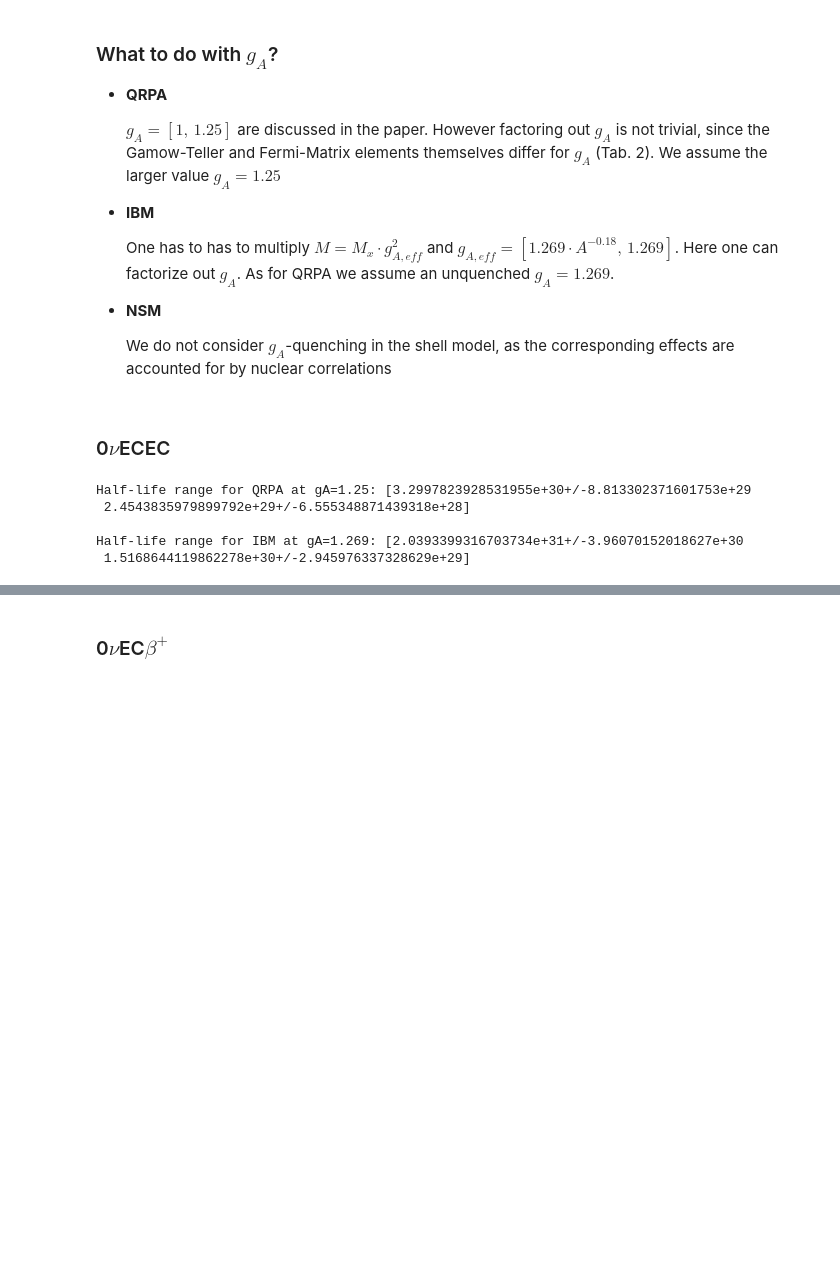
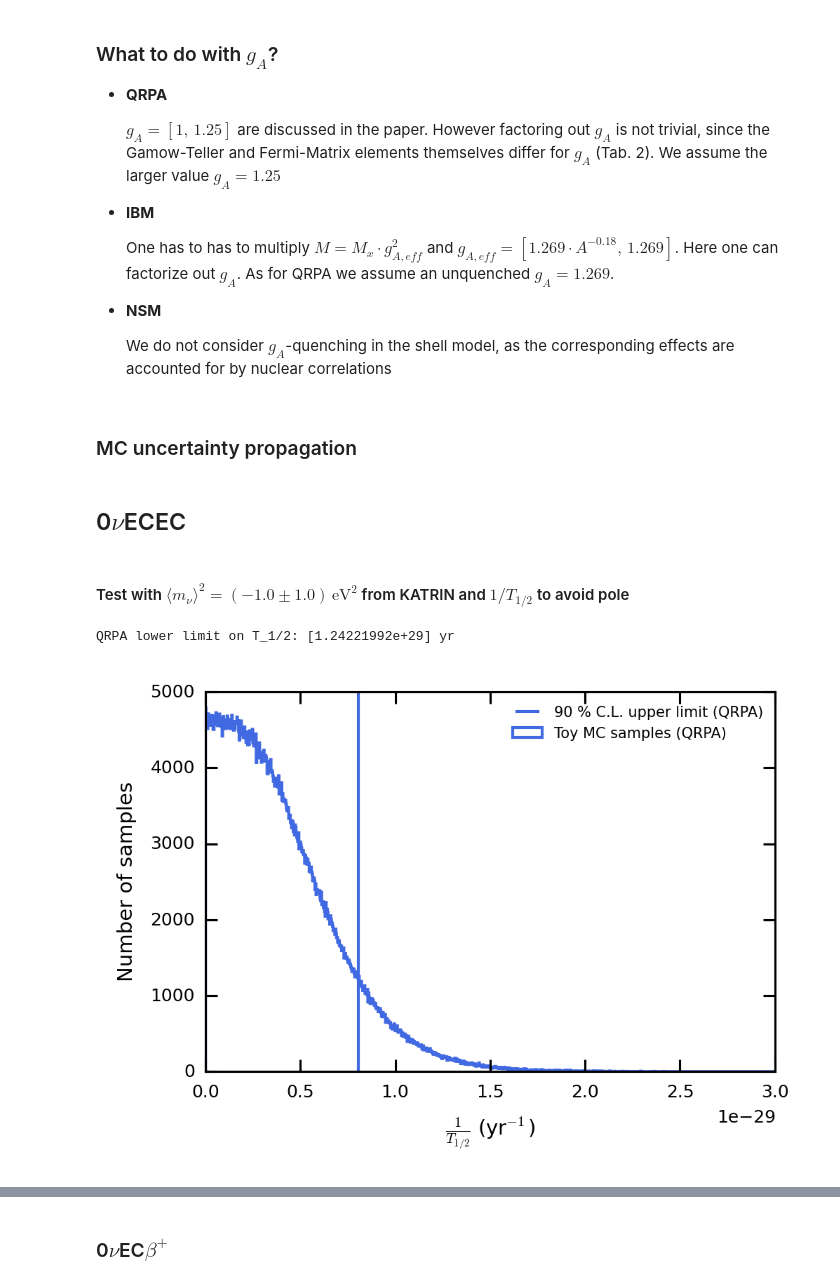
Before and after one commit to bglenardo/MuensterTPC-MC, a Jupyter notebook: Half-life calculations/0nudecays.ipynb, the cells around one changed output, grey strips where cells are left out. Saved outputs shown, nothing was run; the diff lists cells and outputs as text; code cells hidden in the pictures; blank space fills up the shorter version.

```diff
--- a/Half-life calculations/0nudecays.ipynb
+++ b/Half-life calculations/0nudecays.ipynb
@@ -131,8 +131,10 @@ me = ufloat(510.9989461, 0.0000031) #keV
 
 # Nesterenko et. al.
 R = ufloat(2.42,0.47)
+# %% [markdown]
+### MC uncertainty propagation
 # %%
-def sample_halflife_mnusquare(me, mnusquare, NME, PSF, R=ufloat(1,0), samples=10000):
+def sample_halflife_mnusquare(me, mnusquare, NME, PSF, R=ufloat(1.,0), samples=10000):
     '''Input Gaussian PDFs of all parameters and sample from those. Then make 90% C.L. lower limit.'''
 
 
@@ -142,7 +144,7 @@ def sample_halflife_mnusquare(me, mnusquare, NME, PSF, R=ufloat(1,0), samples=10
     samples_PSF = np.random.normal(PSF.nominal_value, PSF.std_dev, samples)
     samples_R = np.random.normal(R.nominal_value, R.std_dev, samples)
 
-    halflives = np.divide(1,np.multiply(np.power(samples_NME,2),np.multiply(samples_PSF, np.multiply(np.divide(samples_mnusquare,np.power(samples_me,2)), samples_R))))
+    halflives = np.divide(1,np.multiply(np.power(samples_NME,2),np.multiply(samples_PSF, np.multiply(np.divide(np.absolute(samples_mnusquare),np.power(samples_me,2)), samples_R))))
 
     #sample from distribution of each parameter and calculate half-life for each sample
     #Find 90% lower limit from ensemble
@@ -150,7 +152,7 @@ def sample_halflife_mnusquare(me, mnusquare, NME, PSF, R=ufloat(1,0), samples=10
 
 
 #Try uniform distributions where one samples from 10% and 90% of the time
-def sample_halflife_mnu(me, mnu, NME, PSF, R=ufloat(1,0), samples=10000):
+def sample_halflife_mnu(me, mnu, NME, PSF, R=ufloat(1.,0), samples=10000):
     '''Input Gaussian PDFs of all parameters and sample from those. Then make 90% C.L. lower limit.'''
 
 
@@ -160,13 +162,20 @@ def sample_halflife_mnu(me, mnu, NME, PSF, R=ufloat(1,0), samples=10000):
     samples_PSF = np.random.normal(PSF.nominal_value, PSF.std_dev, samples)
     samples_R = np.random.normal(R.nominal_value, R.std_dev, samples)
 
-    halflives = np.divide(1,np.multiply(np.power(samples_NME,2),np.multiply(samples_PSF, np.multiply(np.divide(np.power(samples_mnu,2),np.power(samples_me,2)), samples_R))))
+    halflives = np.divide(1,np.multiply(np.power(samples_NME,2),np.multiply(samples_PSF, np.multiply(np.divide(np.power(np.absolute(samples_mnu),2),np.power(samples_me,2)), samples_R))))
 
     #sample from distribution of each parameter and calculate half-life for each sample
     #Find 90% lower limit from ensemble
     return halflives
+
+def plot_loghist(x, nbins=100, histrange=(1,1e32), **kwargs):
+    '''Plots a histogram with logarithmic bin size (to make it look nice on a logscale)'''
+    hist, bins = np.histogram(x, bins=nbins, range=histrange)
+    logbins = np.logspace(np.log10(bins[0]),np.log10(bins[-1]),len(bins))
+    plt.hist(x, bins=logbins, range=histrange, **kwargs)
+    plt.xscale('log')
 # %% [markdown]
-### 0$\nu$ECEC
+## 0$\nu$ECEC
 # %%
 #QRPA at gA=1.25
 m0vecec_qrpa=np.mean(M_0vecec['QRPA'])
@@ -176,17 +185,60 @@ m0vecec_qrpa = ufloat(m0vecec_qrpa,delta_m0vecec_qrpa)
 
 T_0vecec_qrpa = np.divide(1,np.multiply((m0vecec_qrpa**2) * (g0vecec) * R * ((1/me)**2), np.power(mnu,2)))
 
-print('Half-life range for QRPA at gA=1.25:', T_0vecec_qrpa, '\n')
+#print('Half-life range for QRPA at gA=1.25:', T_0vecec_qrpa, '\n')
 
 #IBM at gA=1.269
-m0vecec_ibm = M_0vecec['IBM']*(np.max(gA_xe124['IBM'])**2)
+m0vecec_ibm = ufloat(M_0vecec['IBM']*(np.max(gA_xe124['IBM'])**2),0)
 
 T_0vecec_ibm = np.divide(1,np.multiply((m0vecec_ibm**2) * (g0vecec) * R * ((1/me)**2), np.power(mnu,2)))
 
-print('Half-life range for IBM at gA=1.269:', T_0vecec_ibm, '\n')
+#print('Half-life range for IBM at gA=1.269:', T_0vecec_ibm, '\n')
-# %% [output]
-Half-life range for QRPA at gA=1.25: [3.2997823928531955e+30+/-8.813302371601753e+29
- 2.4543835979899792e+29+/-6.555348871439318e+28]
-
-Half-life range for IBM at gA=1.269: [2.0393399316703734e+31+/-3.96070152018627e+30
- 1.5168644119862278e+30+/-2.945976337328629e+29]
+# %% [markdown]
+#### Test with $\langle m_\nu\rangle^2 = (-1.0 \pm 1.0)\,\text{eV}^2$ from KATRIN and $1/T_{1/2}$ to avoid pole
+# %%
+# The squared neutrino mass can become 0. Thus T_1/2 has a pole! => no, the absolute value is taken!
+
+# Calculate the inverse of the half-life in order to avoid hitting the pole
+
+mnu_square_katrin = ufloat(-1.0e-6, 1.0e-6)
+t0vecec_qrpa=sample_halflife_mnusquare(me, mnu_square_katrin, m0vecec_qrpa, g0vecec, R, 1000000)
+
+plt.hist(1/t0vecec_qrpa, bins=1000, facecolor='royalblue', edgecolor='royalblue', range=(0,3e-29), label='Toy MC samples (QRPA)', histtype='step')
+
+upperlimit_qrpa=np.quantile(1/t0vecec_qrpa, [0.9])
+
+print('QRPA lower limit on T_1/2:', 1/upperlimit_qrpa, 'yr')
+
+
+#################################
+#################################
+#################################
+#Feldman & Cousins stuff not needed. Was here because forgot the absolute value of mnu^2 above which allowed negative rates
+#print('Mean:', np.mean(1/t0vecec_qrpa))
+#print('Std:', np.std(1/t0vecec_qrpa))
+#print('Mean/Std:', np.mean(1/t0vecec_qrpa)/np.std(1/t0vecec_qrpa))
+
+#upperlimit=0.88*np.std(1/t0vecec_qrpa) # For mu/sigma=-0.9 one has mu < [0, 0.88] sigma
+#lowerlimit=1/upperlimit
+#print('FC 90% CL upper limit on 1/T:', upperlimit)
+#print('FC 90% CL lower limit on T:', lowerlimit)
+
+#plt.axvline(np.mean(1/t0vecec_qrpa), color='black', label='Mean')
+#plt.axvline(np.median(1/t0vecec_qrpa), color='darkseagreen', label='Median')
+#plt.axvline(np.mean(1/t0vecec_qrpa)+np.std(1/t0vecec_qrpa), color='black', linestyle=':')
+#plt.axvline(np.mean(1/t0vecec_qrpa)-np.std(1/t0vecec_qrpa), color='black', linestyle=':')
+
+#################################
+#################################
+#################################
+
+plt.axvline(upperlimit_qrpa, color='royalblue', label=('90 % C.L. upper limit (QRPA)'))
+plt.xlabel('$\\frac{1}{T_{1/2}}$ (yr$^{-1}$)')
+plt.ylabel('Number of samples')
+plt.legend(frameon=False)
+
+plt.draw()
+plt.show()
+# %% [output]
+QRPA lower limit on T_1/2: [1.24221992e+29] yr
+[figure, added]
```
Also changed, not shown: parts of 17 cells of this notebook.
